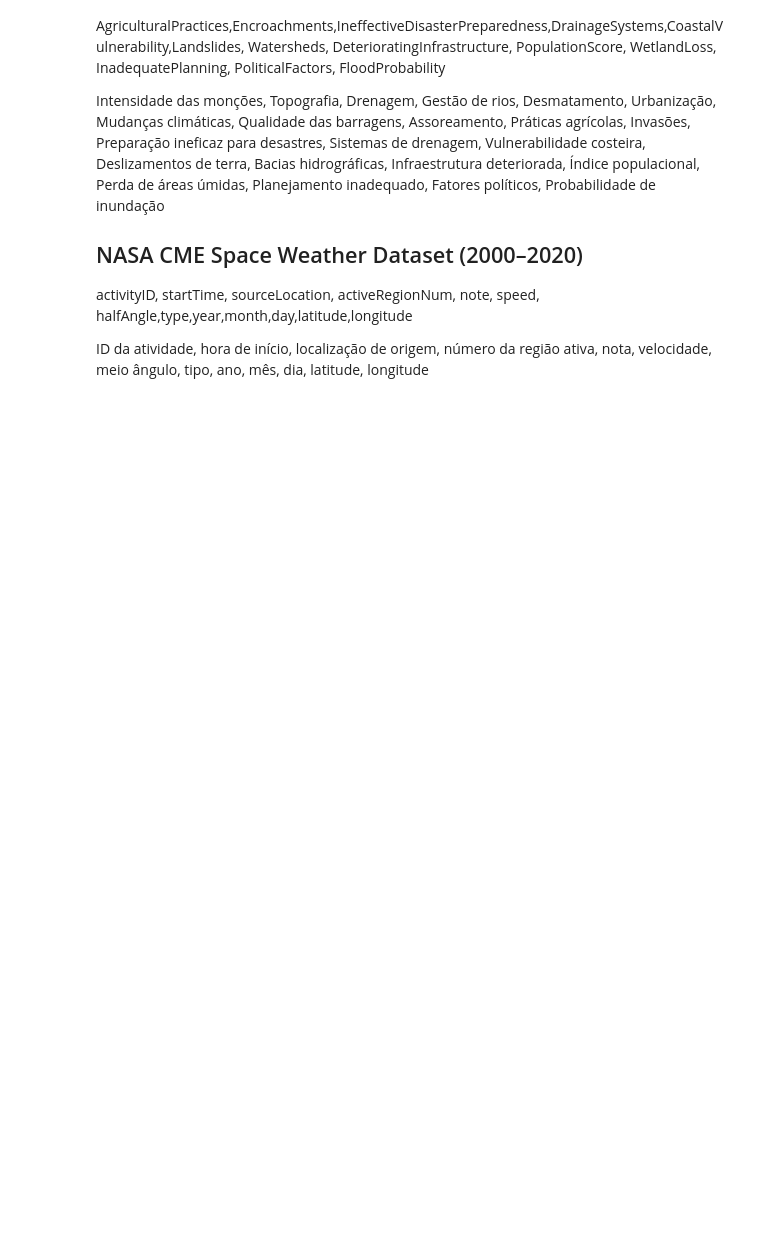
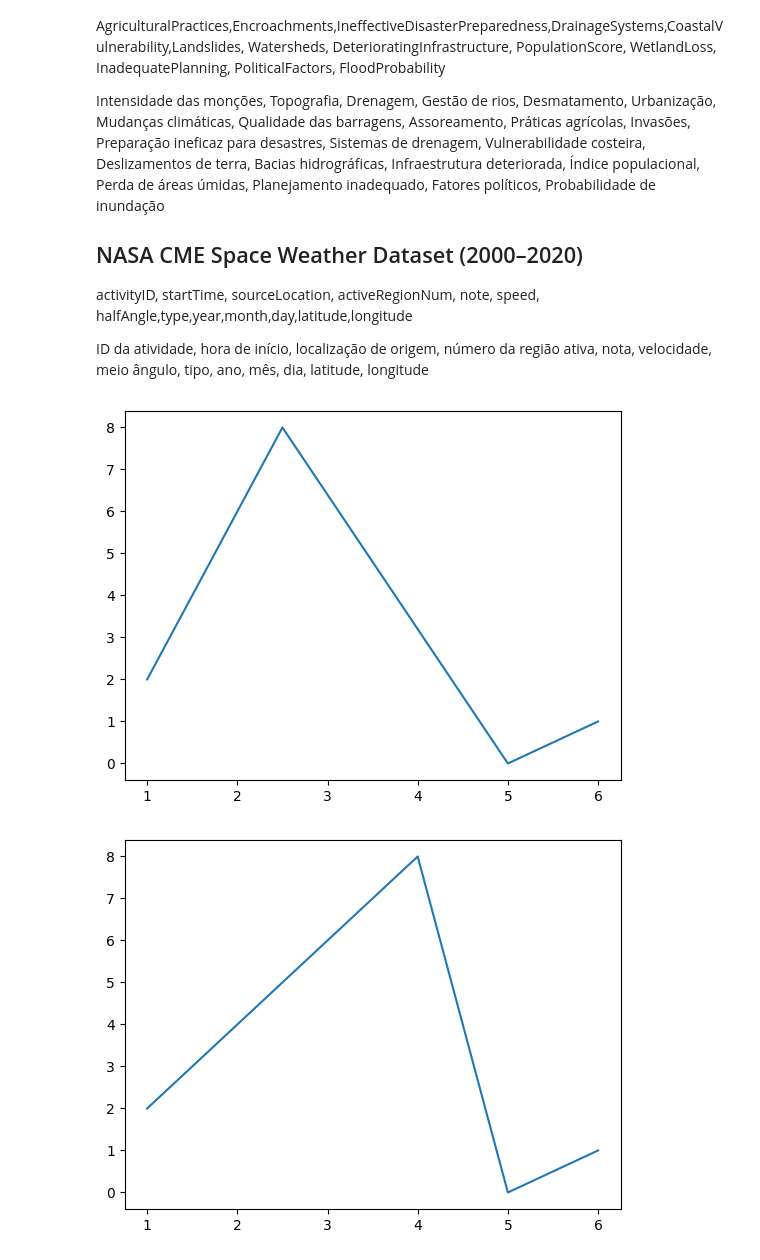
Before and after one commit to User-3396/AI-Framework, a Jupyter notebook: Flood-Prediction/training.ipynb, the cells around one changed output. Saved outputs shown, nothing was run; the diff lists cells and outputs as text; code cells hidden in the pictures; blank space fills up the shorter version.

```diff
--- a/Flood-Prediction/training.ipynb
+++ b/Flood-Prediction/training.ipynb
@@ -20,16 +20,32 @@ ID da atividade, hora de início, localização de origem, número da região at
 # %%
 # Importando as bibliotecas
 
 import pandas as pd
+import matplotlib.pyplot as plt
 
 # dataSolar =pd.read_csv('datasets/nasa_cme.csv')
 dataSolar =pd.read_csv('datasets/DTSN - 01-01-1818_now.csv')
 dataFlood =pd.read_csv('datasets/Unknow/flood.csv')
 
-print(dataSolar.head())
+# print(dataSolar.head())
+
+x =[1,1.5,2,2.5,5,6]
+y =[2,  4,6,  8,0,1]
+
+plt.plot(x,y)
+plt.show()
+
+x =[1,2,3,4,5,6]
+y =[2,4,6,8,0,1]
+
+plt.plot(x,y)
+plt.show()
 
 # Fonte: Royal Observatory of Belgium, SIDC (SILSO)
 # Dados: SILSO – Royal Observatory of Belgium, SIDC
+# %% [output]
+[figure, added]
+[figure, added]
 # %%
 import pandas as pd
 
```
